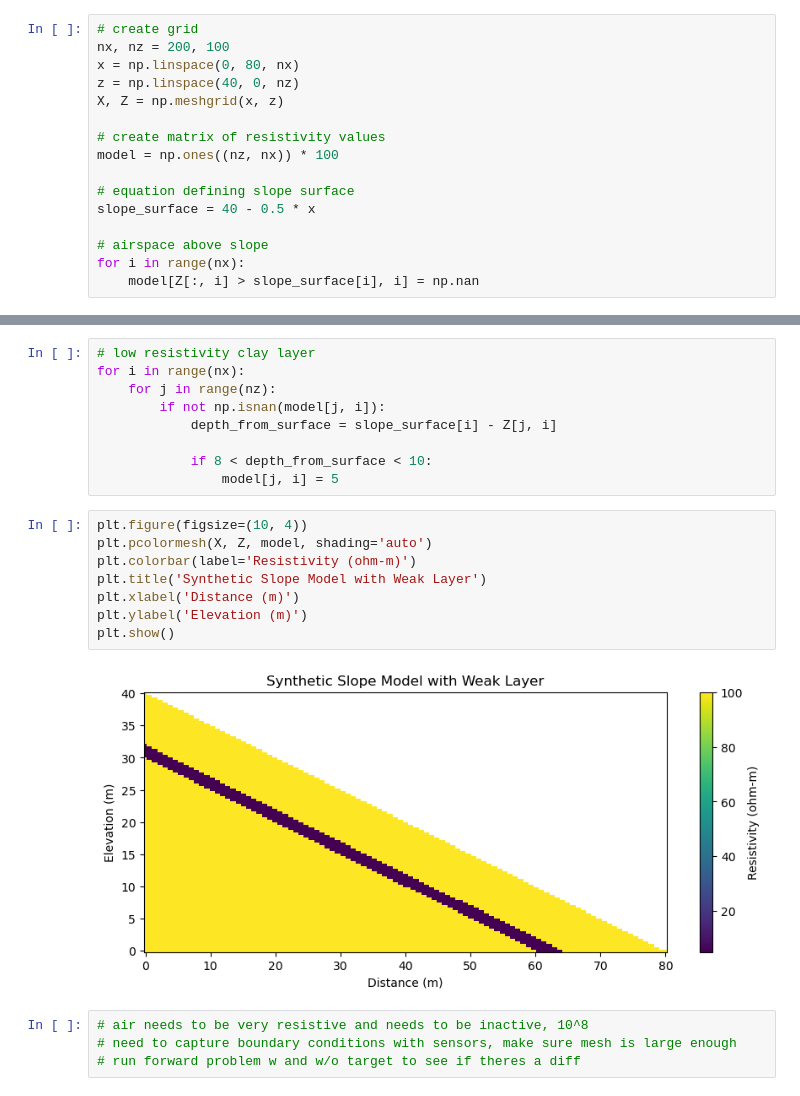
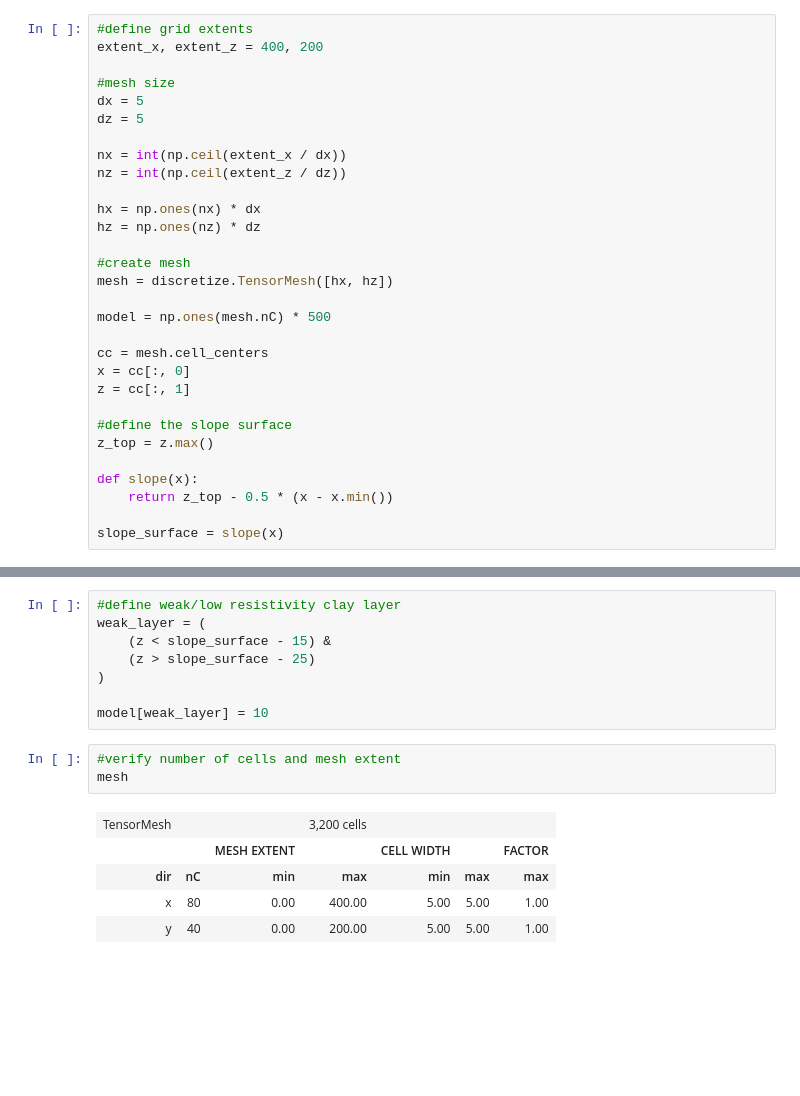
Before and after one commit to clareburnley/eosc-556-course-project, a Jupyter notebook: final-project.ipynb, the cells around one changed output, grey strips where cells are left out. Drawn from its saved outputs; the diff is of its cells as text; blank space fills up the shorter version.

Commit message:
forward simulation update

```diff
--- a/final-project.ipynb
+++ b/final-project.ipynb
@@ -6,16 +25,30 @@ import matplotlib.pyplot as plt
 # %%
-# create grid
-nx, nz = 200, 100
-x = np.linspace(0, 80, nx)
-z = np.linspace(40, 0, nz)
-X, Z = np.meshgrid(x, z)
+#define grid extents
+extent_x, extent_z = 400, 200
 
-# create matrix of resistivity values
-model = np.ones((nz, nx)) * 100
+#mesh size
+dx = 5
+dz = 5
 
-# equation defining slope surface
-slope_surface = 40 - 0.5 * x
+nx = int(np.ceil(extent_x / dx))
+nz = int(np.ceil(extent_z / dz))
 
-# airspace above slope
-for i in range(nx):
-    model[Z[:, i] > slope_surface[i], i] = np.nan
+hx = np.ones(nx) * dx
+hz = np.ones(nz) * dz
+
+#create mesh
+mesh = discretize.TensorMesh([hx, hz])
+
+model = np.ones(mesh.nC) * 500
+
+cc = mesh.cell_centers
+x = cc[:, 0]
+z = cc[:, 1]
+
+#define the slope surface
+z_top = z.max()
+
+def slope(x):
+    return z_top - 0.5 * (x - x.min())
+
+slope_surface = slope(x)
@@ -22,23 +64,17 @@ for i in range(nx):
 # %%
-# low resistivity clay layer
-for i in range(nx):
-    for j in range(nz):
-        if not np.isnan(model[j, i]):
-            depth_from_surface = slope_surface[i] - Z[j, i]
+#define weak/low resistivity clay layer
+weak_layer = (
+    (z < slope_surface - 15) &
+    (z > slope_surface - 25)
+)
 
-            if 8 < depth_from_surface < 10:
-                model[j, i] = 5
+model[weak_layer] = 10
-# %%
-plt.figure(figsize=(10, 4))
-plt.pcolormesh(X, Z, model, shading='auto')
-plt.colorbar(label='Resistivity (ohm-m)')
-plt.title('Synthetic Slope Model with Weak Layer')
-plt.xlabel('Distance (m)')
-plt.ylabel('Elevation (m)')
-plt.show()
-# %% [output]
-[figure, removed]
-# %%
-# air needs to be very resistive and needs to be inactive, 10^8
-# need to capture boundary conditions with sensors, make sure mesh is large enough
-# run forward problem w and w/o target to see if theres a diff
+# %%
+#verify number of cells and mesh extent
+mesh
+# %% [output]
+| TensorMesh |  |  | 3,200 cells |  |  |  |
+|  |  | MESH EXTENT |  | CELL WIDTH |  | FACTOR |
+| dir | nC | min | max | min | max | max |
+| x | 80 | 0.00 | 400.00 | 5.00 | 5.00 | 1.00 |
+| y | 40 | 0.00 | 200.00 | 5.00 | 5.00 | 1.00 |
```
Also changed, not shown: parts of 14 cells of this notebook.
